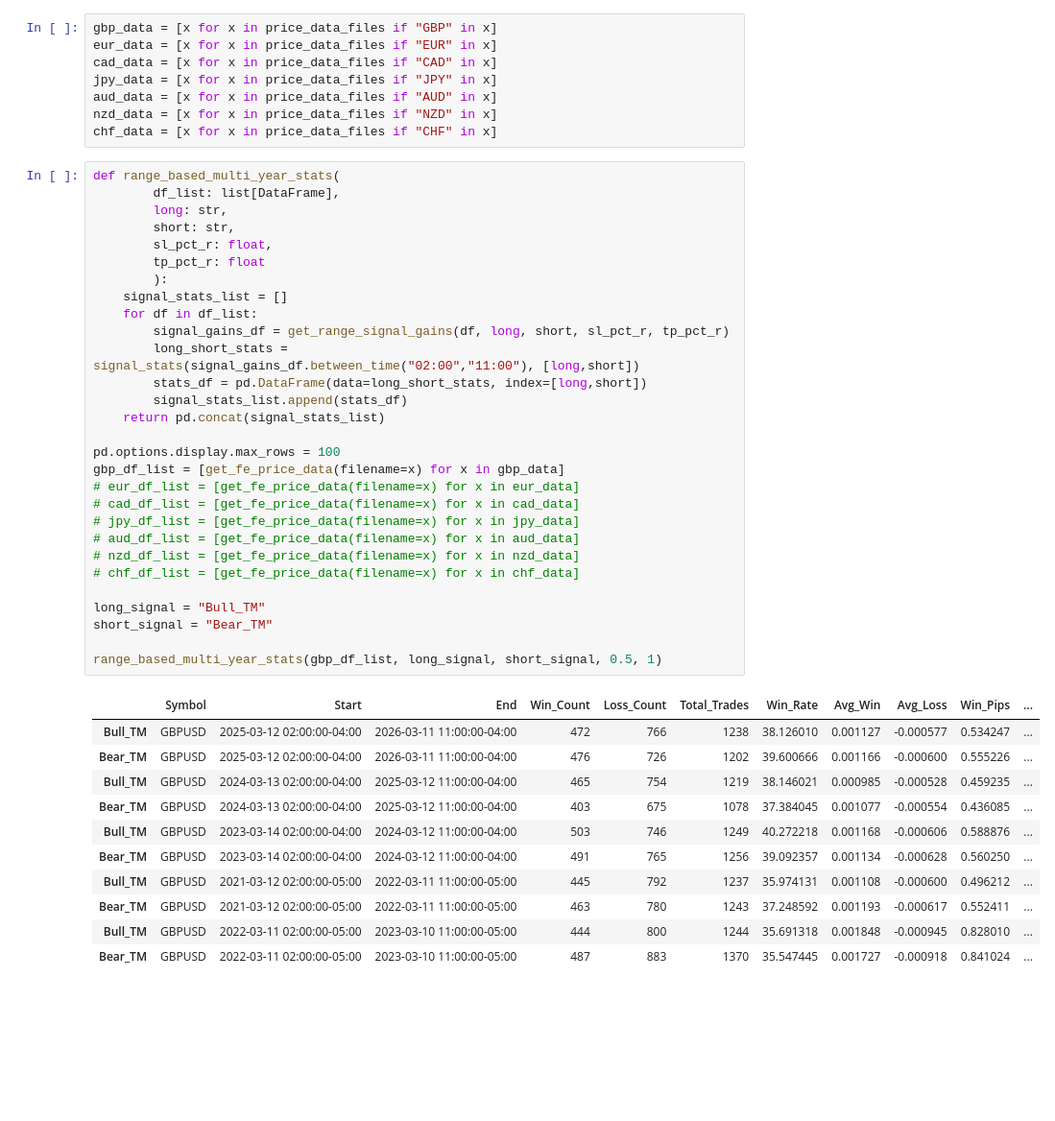
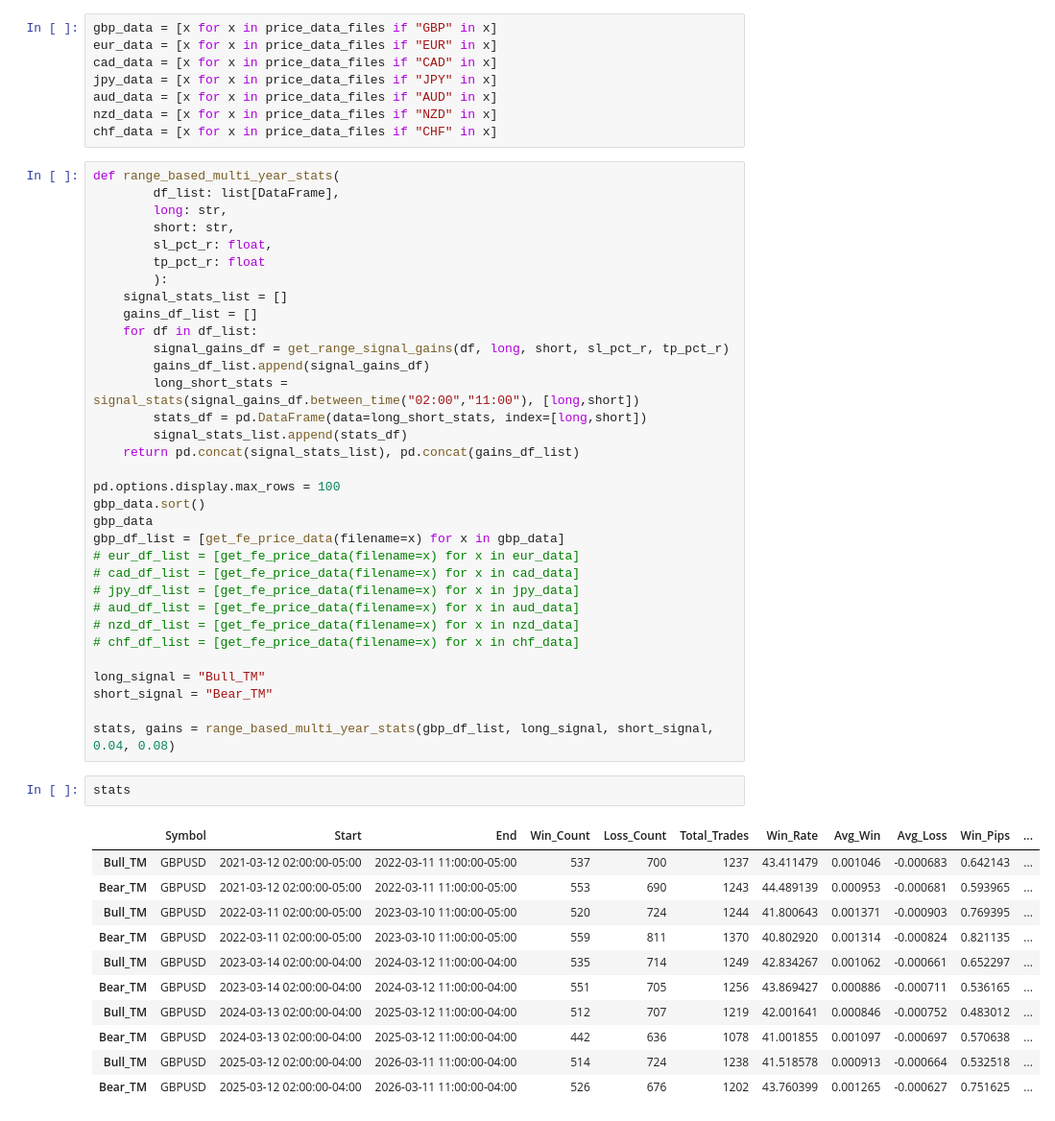
Before and after one commit to root-at-iyn/FXTradingResearch, a Jupyter notebook: research/bb_reversal_v1.ipynb, the cells around one changed output. Shown at 96% size. Saved outputs shown, nothing was run; the diff lists cells and outputs as text; blank space fills up the shorter version.

```diff
--- a/research/bb_reversal_v1.ipynb
+++ b/research/bb_reversal_v1.ipynb
@@ -563,14 +563,18 @@ def range_based_multi_year_stats(
         tp_pct_r: float
         ):
     signal_stats_list = []
+    gains_df_list = []
     for df in df_list:
         signal_gains_df = get_range_signal_gains(df, long, short, sl_pct_r, tp_pct_r)
+        gains_df_list.append(signal_gains_df)
         long_short_stats = signal_stats(signal_gains_df.between_time("02:00","11:00"), [long,short])
         stats_df = pd.DataFrame(data=long_short_stats, index=[long,short])
         signal_stats_list.append(stats_df)
-    return pd.concat(signal_stats_list)
+    return pd.concat(signal_stats_list), pd.concat(gains_df_list)
 
 pd.options.display.max_rows = 100
+gbp_data.sort()
+gbp_data
 gbp_df_list = [get_fe_price_data(filename=x) for x in gbp_data]
 # eur_df_list = [get_fe_price_data(filename=x) for x in eur_data]
 # cad_df_list = [get_fe_price_data(filename=x) for x in cad_data]
@@ -582,16 +586,18 @@ gbp_df_list = [get_fe_price_data(filename=x) for x in gbp_data]
 long_signal = "Bull_TM"
 short_signal = "Bear_TM"
 
-range_based_multi_year_stats(gbp_df_list, long_signal, short_signal, 0.5, 1)
+stats, gains = range_based_multi_year_stats(gbp_df_list, long_signal, short_signal, 0.04, 0.08)
-# %% [output]
-|  | Symbol | Start | End | Win_Count | Loss_Count | Total_Trades | Win_Rate | Avg_Win | Avg_Loss | Win_Pips | ... |
-| Bull_TM | GBPUSD | 2025-03-12 02:00:00-04:00 | 2026-03-11 11:00:00-04:00 | 472 | 766 | 1238 | 38.126010 | 0.001127 | -0.000577 | 0.534247 | ... |
-| Bear_TM | GBPUSD | 2025-03-12 02:00:00-04:00 | 2026-03-11 11:00:00-04:00 | 476 | 726 | 1202 | 39.600666 | 0.001166 | -0.000600 | 0.555226 | ... |
-| Bull_TM | GBPUSD | 2024-03-13 02:00:00-04:00 | 2025-03-12 11:00:00-04:00 | 465 | 754 | 1219 | 38.146021 | 0.000985 | -0.000528 | 0.459235 | ... |
-| Bear_TM | GBPUSD | 2024-03-13 02:00:00-04:00 | 2025-03-12 11:00:00-04:00 | 403 | 675 | 1078 | 37.384045 | 0.001077 | -0.000554 | 0.436085 | ... |
-| Bull_TM | GBPUSD | 2023-03-14 02:00:00-04:00 | 2024-03-12 11:00:00-04:00 | 503 | 746 | 1249 | 40.272218 | 0.001168 | -0.000606 | 0.588876 | ... |
-| Bear_TM | GBPUSD | 2023-03-14 02:00:00-04:00 | 2024-03-12 11:00:00-04:00 | 491 | 765 | 1256 | 39.092357 | 0.001134 | -0.000628 | 0.560250 | ... |
-| Bull_TM | GBPUSD | 2021-03-12 02:00:00-05:00 | 2022-03-11 11:00:00-05:00 | 445 | 792 | 1237 | 35.974131 | 0.001108 | -0.000600 | 0.496212 | ... |
-| Bear_TM | GBPUSD | 2021-03-12 02:00:00-05:00 | 2022-03-11 11:00:00-05:00 | 463 | 780 | 1243 | 37.248592 | 0.001193 | -0.000617 | 0.552411 | ... |
-| Bull_TM | GBPUSD | 2022-03-11 02:00:00-05:00 | 2023-03-10 11:00:00-05:00 | 444 | 800 | 1244 | 35.691318 | 0.001848 | -0.000945 | 0.828010 | ... |
-| Bear_TM | GBPUSD | 2022-03-11 02:00:00-05:00 | 2023-03-10 11:00:00-05:00 | 487 | 883 | 1370 | 35.547445 | 0.001727 | -0.000918 | 0.841024 | ... |
+# %%
+stats
+# %% [output]
+|  | Symbol | Start | End | Win_Count | Loss_Count | Total_Trades | Win_Rate | Avg_Win | Avg_Loss | Win_Pips | ... |
+| Bull_TM | GBPUSD | 2021-03-12 02:00:00-05:00 | 2022-03-11 11:00:00-05:00 | 537 | 700 | 1237 | 43.411479 | 0.001046 | -0.000683 | 0.642143 | ... |
+| Bear_TM | GBPUSD | 2021-03-12 02:00:00-05:00 | 2022-03-11 11:00:00-05:00 | 553 | 690 | 1243 | 44.489139 | 0.000953 | -0.000681 | 0.593965 | ... |
+| Bull_TM | GBPUSD | 2022-03-11 02:00:00-05:00 | 2023-03-10 11:00:00-05:00 | 520 | 724 | 1244 | 41.800643 | 0.001371 | -0.000903 | 0.769395 | ... |
+| Bear_TM | GBPUSD | 2022-03-11 02:00:00-05:00 | 2023-03-10 11:00:00-05:00 | 559 | 811 | 1370 | 40.802920 | 0.001314 | -0.000824 | 0.821135 | ... |
+| Bull_TM | GBPUSD | 2023-03-14 02:00:00-04:00 | 2024-03-12 11:00:00-04:00 | 535 | 714 | 1249 | 42.834267 | 0.001062 | -0.000661 | 0.652297 | ... |
+| Bear_TM | GBPUSD | 2023-03-14 02:00:00-04:00 | 2024-03-12 11:00:00-04:00 | 551 | 705 | 1256 | 43.869427 | 0.000886 | -0.000711 | 0.536165 | ... |
+| Bull_TM | GBPUSD | 2024-03-13 02:00:00-04:00 | 2025-03-12 11:00:00-04:00 | 512 | 707 | 1219 | 42.001641 | 0.000846 | -0.000752 | 0.483012 | ... |
+| Bear_TM | GBPUSD | 2024-03-13 02:00:00-04:00 | 2025-03-12 11:00:00-04:00 | 442 | 636 | 1078 | 41.001855 | 0.001097 | -0.000697 | 0.570638 | ... |
+| Bull_TM | GBPUSD | 2025-03-12 02:00:00-04:00 | 2026-03-11 11:00:00-04:00 | 514 | 724 | 1238 | 41.518578 | 0.000913 | -0.000664 | 0.532518 | ... |
+| Bear_TM | GBPUSD | 2025-03-12 02:00:00-04:00 | 2026-03-11 11:00:00-04:00 | 526 | 676 | 1202 | 43.760399 | 0.001265 | -0.000627 | 0.751625 | ... |
```
Also changed, not shown: parts of 5 cells of this notebook, 6 other files.
